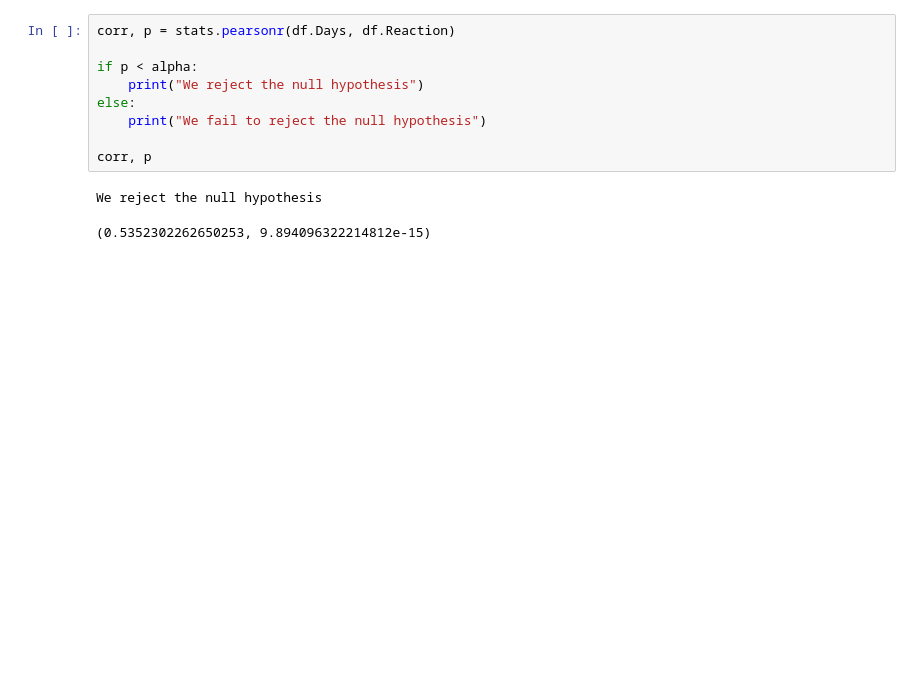
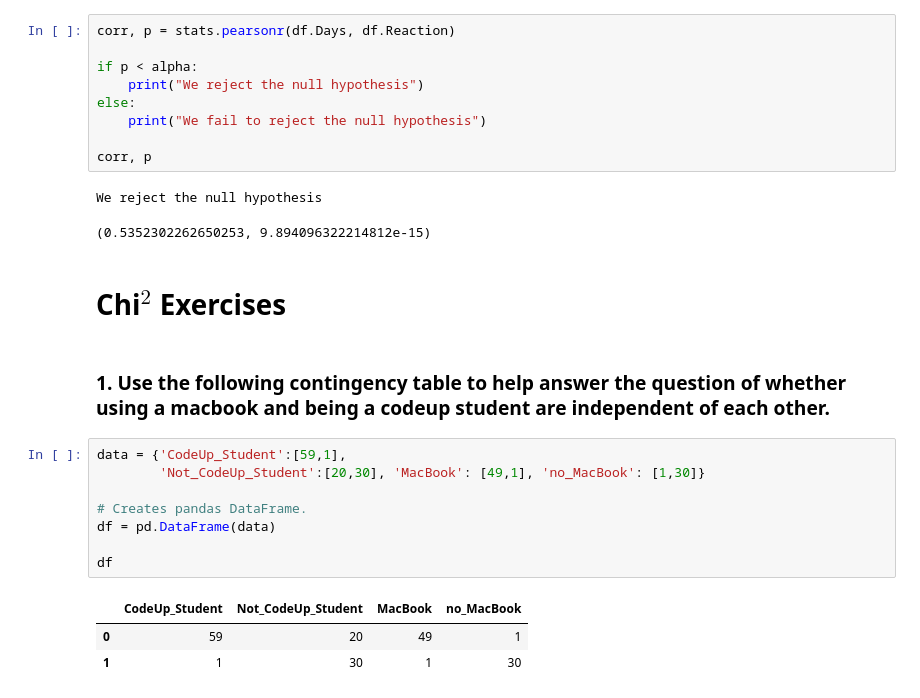
Before and after one commit to veronica-f-reyes/statistics-exercises, a Jupyter notebook: hypothesis_testing.ipynb, the cells around one changed output. Drawn from its saved outputs; the diff is of its cells as text; blank space fills up the shorter version.

Commit message:
Adding Chi^2 Exercises

```diff
--- a/hypothesis_testing.ipynb
+++ b/hypothesis_testing.ipynb
@@ -748,3 +748,19 @@ corr, p
 # %% [output]
 We reject the null hypothesis
 (0.5352302262650253, 9.894096322214812e-15)
+# %% [markdown]
+# Chi$ ^2 $ Exercises
+# %% [markdown]
+### 1.  Use the following contingency table to help answer the question of whether using a macbook and being a codeup student are independent of each other.
+# %%
+data = {'CodeUp_Student':[59,1],
+        'Not_CodeUp_Student':[20,30], 'MacBook': [49,1], 'no_MacBook': [1,30]}
+
+# Creates pandas DataFrame.
+df = pd.DataFrame(data)
+
+df
+# %% [output]
+|  | CodeUp_Student | Not_CodeUp_Student | MacBook | no_MacBook |
+| 0 | 59 | 20 | 49 | 1 |
+| 1 | 1 | 30 | 1 | 30 |
```
Also changed, not shown: parts of 40 cells of this notebook, 1 other file.
